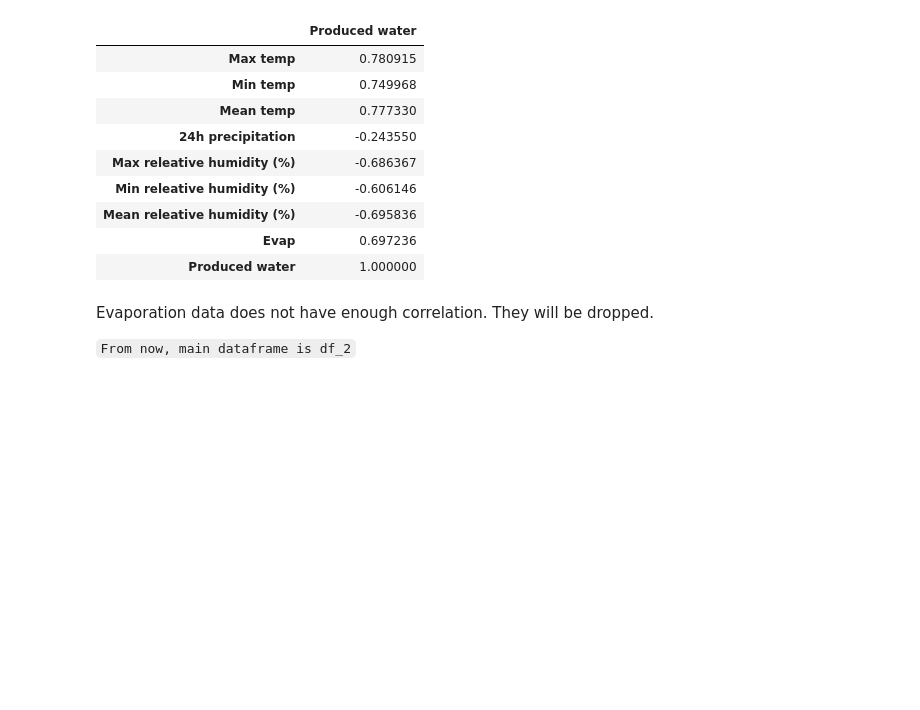
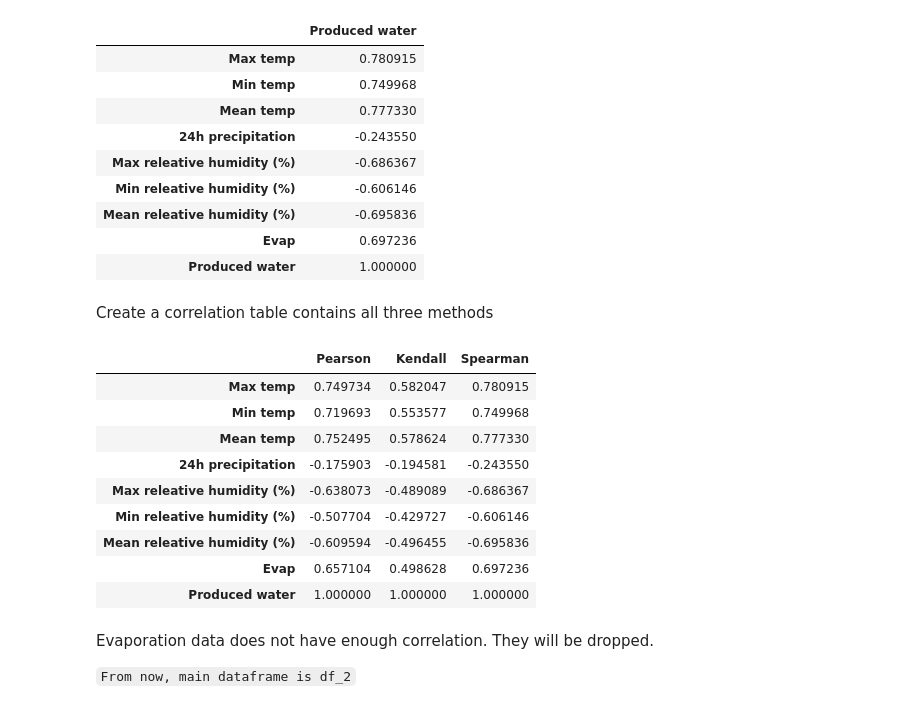
Before and after one commit to MohammadRezaAlikhani/Water-demand-time-series-prediction, a Jupyter notebook: Thesis.ipynb, the cells around one changed output. Cells and saved outputs as stored; diff of their text form; code cells hidden in the pictures; blank space fills up the shorter version.

Commit message:
Created a chart containing all three methods of correlation

```diff
--- a/Thesis.ipynb
+++ b/Thesis.ipynb
@@ -142,0 +136,23 @@ figure
+# %% [markdown]
+Create a correlation table contains all three methods
+# %%
+corr_table = pd.DataFrame(
+    {
+        "Pearson": df_corr_pear["Produced water"],
+        "Kendall": df_corr_kendall["Produced water"],
+        "Spearman": df_corr_spearman["Produced water"],
+    }
+)
+# %%
+corr_table
+# %% [output]
+|  | Pearson | Kendall | Spearman |
+| Max temp | 0.749734 | 0.582047 | 0.780915 |
+| Min temp | 0.719693 | 0.553577 | 0.749968 |
+| Mean temp | 0.752495 | 0.578624 | 0.777330 |
+| 24h precipitation | -0.175903 | -0.194581 | -0.243550 |
+| Max releative humidity (%) | -0.638073 | -0.489089 | -0.686367 |
+| Min releative humidity (%) | -0.507704 | -0.429727 | -0.606146 |
+| Mean releative humidity (%) | -0.609594 | -0.496455 | -0.695836 |
+| Evap | 0.657104 | 0.498628 | 0.697236 |
+| Produced water | 1.000000 | 1.000000 | 1.000000 |
```
Also changed, not shown: parts of 4 cells of this notebook.
